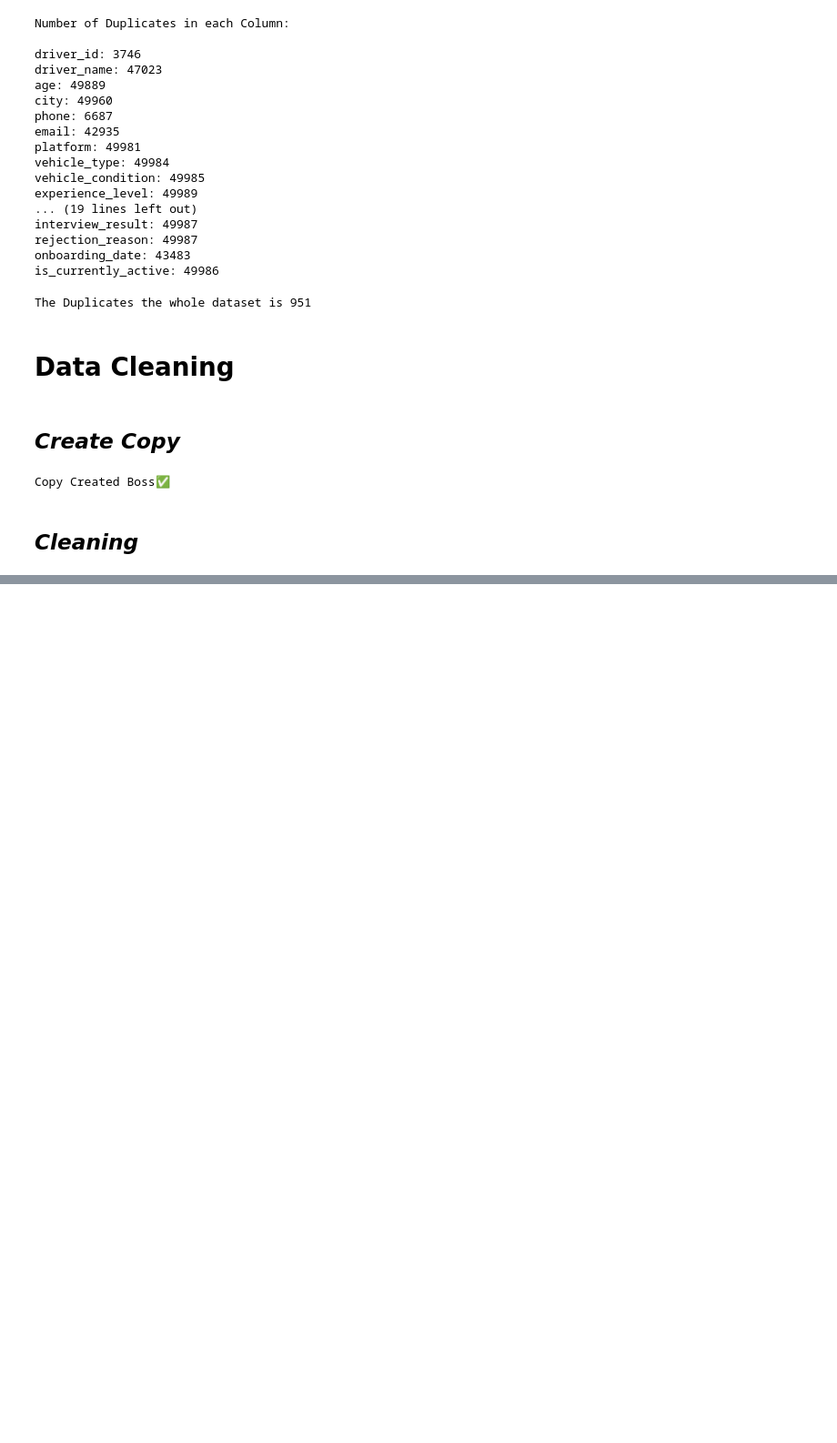
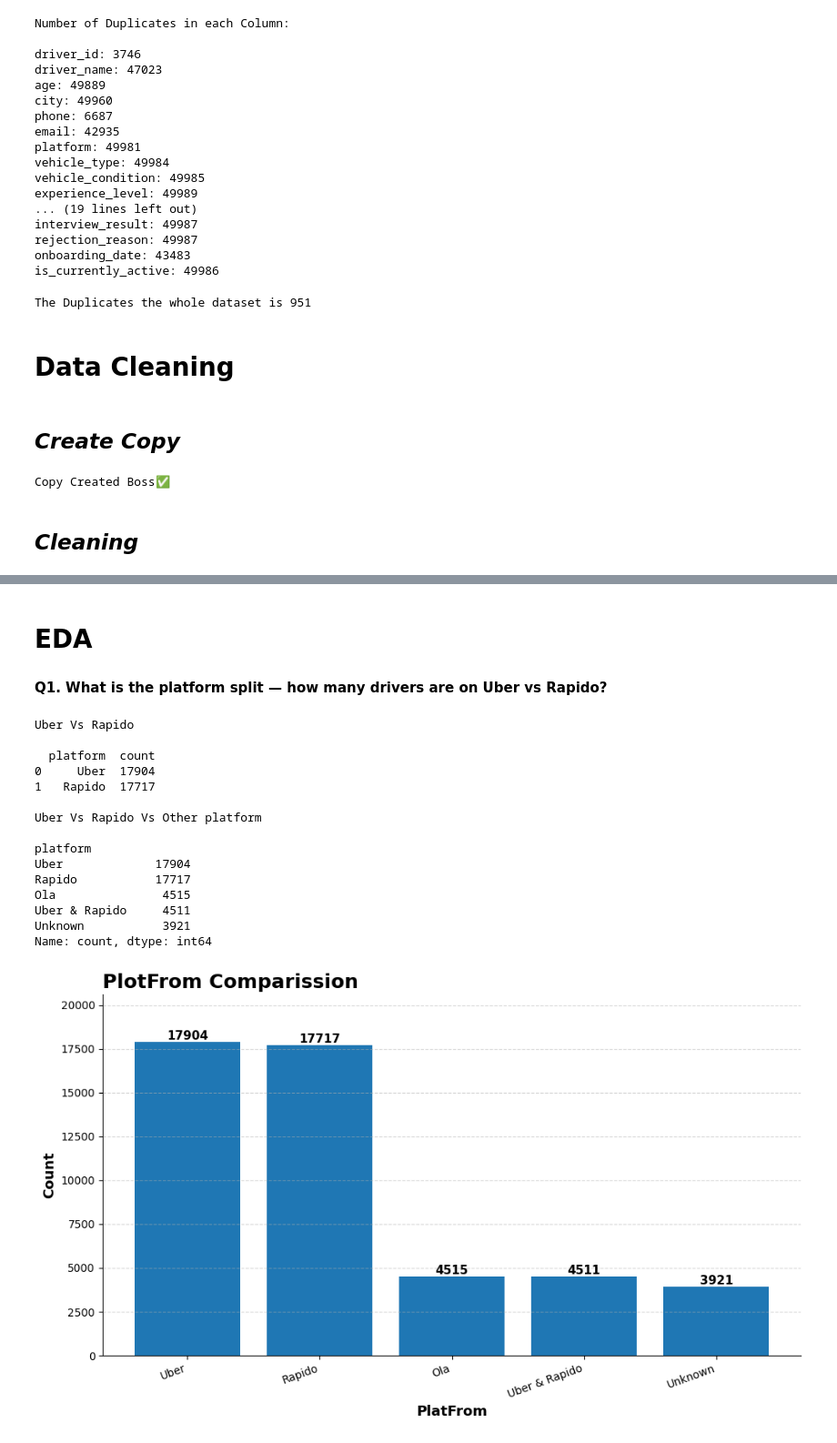
Before and after one commit to Abhaypanchal5/Data-Analytics-Portfolio, a Jupyter notebook: 04_End-To-End-Project/Uber & Rapido Analysis/NoteBook/NoteBook.ipynb, the cells around one changed output, grey strips where cells are left out. Shown at 91% size. Cells and saved outputs as stored; diff of their text form; code cells hidden in the pictures; blank space fills up the shorter version.

```diff
--- a/04_End-To-End-Project/Uber & Rapido Analysis/NoteBook/NoteBook.ipynb
+++ b/04_End-To-End-Project/Uber & Rapido Analysis/NoteBook/NoteBook.ipynb
@@ -146,7 +146,7 @@ df_copy.loc[df_copy['age']>50,'age'] = np.nan
 
 # City Column
 df_copy['city'] = df_copy['city'].str.strip().str.title()
-replacments = {'Chenna':'Chennai','Bangalroe':'Bangalore','Dlhi':'Delhi','Mumabi':'Mumbai'}
+replacments = {'Chenna':'Chennai','Bangalroe':'Bangalore','Dlhi':'Delhi','Mumabi':'Mumbai','Hydrabad':'Hyderabad'}
 for char,replacment in replacments.items():
     df_copy['city'] = df_copy['city'].replace(char,replacment)
 
@@ -274,0 +277,9 @@ for col in columns:
+# %%
+print('NaN Values Before: \n')
+print(df_copy.isna().sum())
+df_copy['driver_id'] = df_copy['driver_id'].fillna('Unknown')
+df_copy['age'] = df_copy['age'].fillna(round(df_copy['age'].median(),0))
+df_copy['languages_known'] = df_copy['languages_known'].fillna('Unknown')
+df_copy['trip_completion_rate_%'] = df_copy['trip_completion_rate_%'].fillna(round(df_copy['trip_completion_rate_%'].median(),2))
+print('NaN Values After: \n')
+print(df_copy.isna().sum())
@@ -274,0 +306,6 @@ for col in columns:
+# %%
+columns = df_copy.columns.tolist()
+columns.remove('languages_known')
+print(f'Duplicates in the data before is {df_copy[columns].duplicated().sum()}')
+df_copy.drop_duplicates(inplace=True,subset=columns)
+print(f'Duplicates in the data After is {df_copy[columns].duplicated().sum()}')
@@ -274,0 +315,61 @@ for col in columns:
+# %% [markdown]
+# **EDA**
+# %% [markdown]
+**Q1. What is the platform split — how many drivers are on Uber vs Rapido?**
+# %%
+print('Uber Vs Rapido\n')
+print(df_copy[df_copy['platform'].isin(['Uber','Rapido'])]['platform'].value_counts().reset_index())
+print('\nUber Vs Rapido Vs Other platform\n')
+print(df_copy['platform'].value_counts())
+
+plot = df_copy['platform'].value_counts()
+
+plt.figure(figsize=(10,6))
+
+bars = plt.bar(plot.index, plot.values)
+
+
+plt.xticks(rotation=20, ha='right')
+
+ax = plt.gca()
+
+for bar in bars:
+    height = bar.get_height()
+    plt.text(
+        bar.get_x() + bar.get_width()/2,
+        height,
+        f"{height}",
+        ha='center',
+        va='bottom',
+        fontsize=11,
+        weight='bold'
+    )
+
+plt.title('PlotFrom Comparission', fontsize=18, weight='bold',loc='left')
+plt.ylabel('Count', fontsize=13, weight='bold')
+plt.xlabel('PlatFrom', fontsize=13, weight='bold')
+
+ax.spines[['top','right']].set_visible(False)
+ax.yaxis.grid(True, linestyle='--', alpha=0.5)
+
+plt.ylim(0, plot.max() * 1.15)
+
+plt.tight_layout()
+plt.show()
+# %% [output]
+Uber Vs Rapido
+
+  platform  count
+0     Uber  17904
+1   Rapido  17717
+
+Uber Vs Rapido Vs Other platform
+
+platform
+Uber             17904
+Rapido           17717
+Ola               4515
+Uber & Rapido     4511
+Unknown           3921
+Name: count, dtype: int64
+[figure, added]
```
Also changed, not shown: parts of 25 cells of this notebook.
